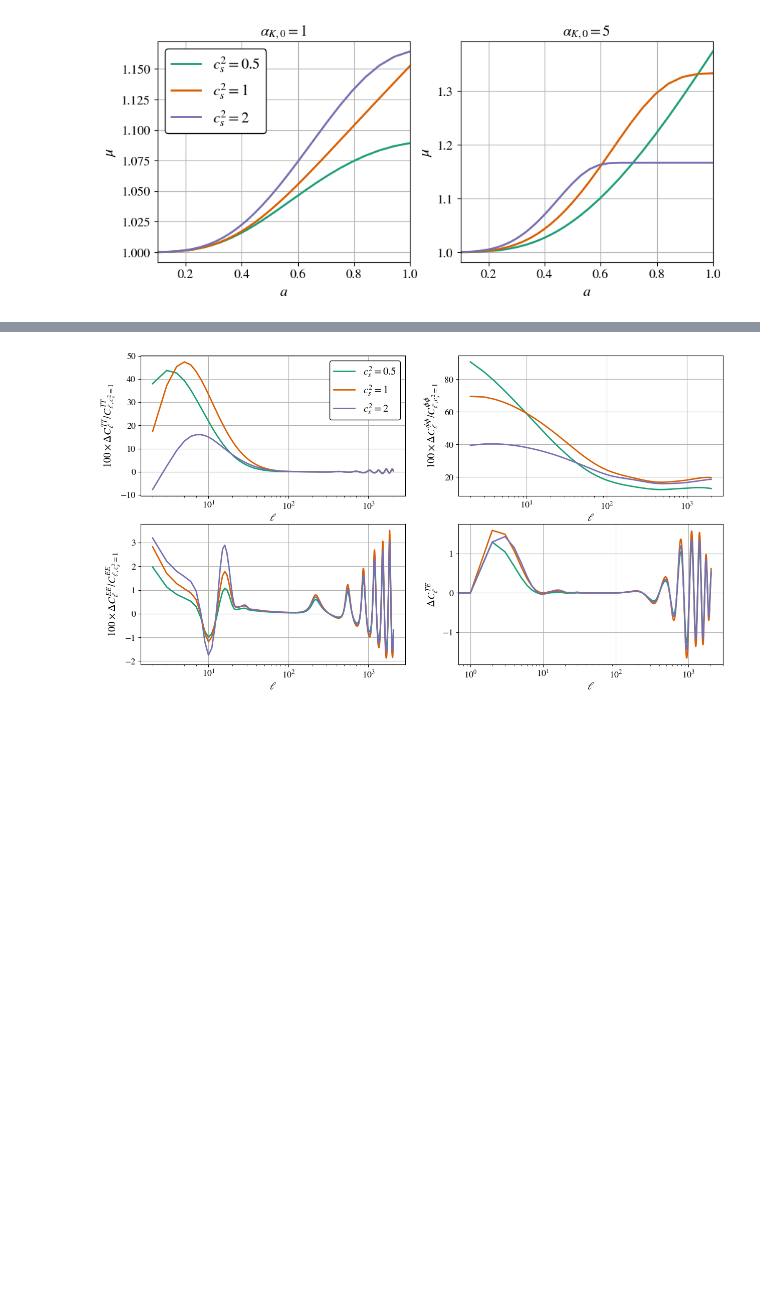
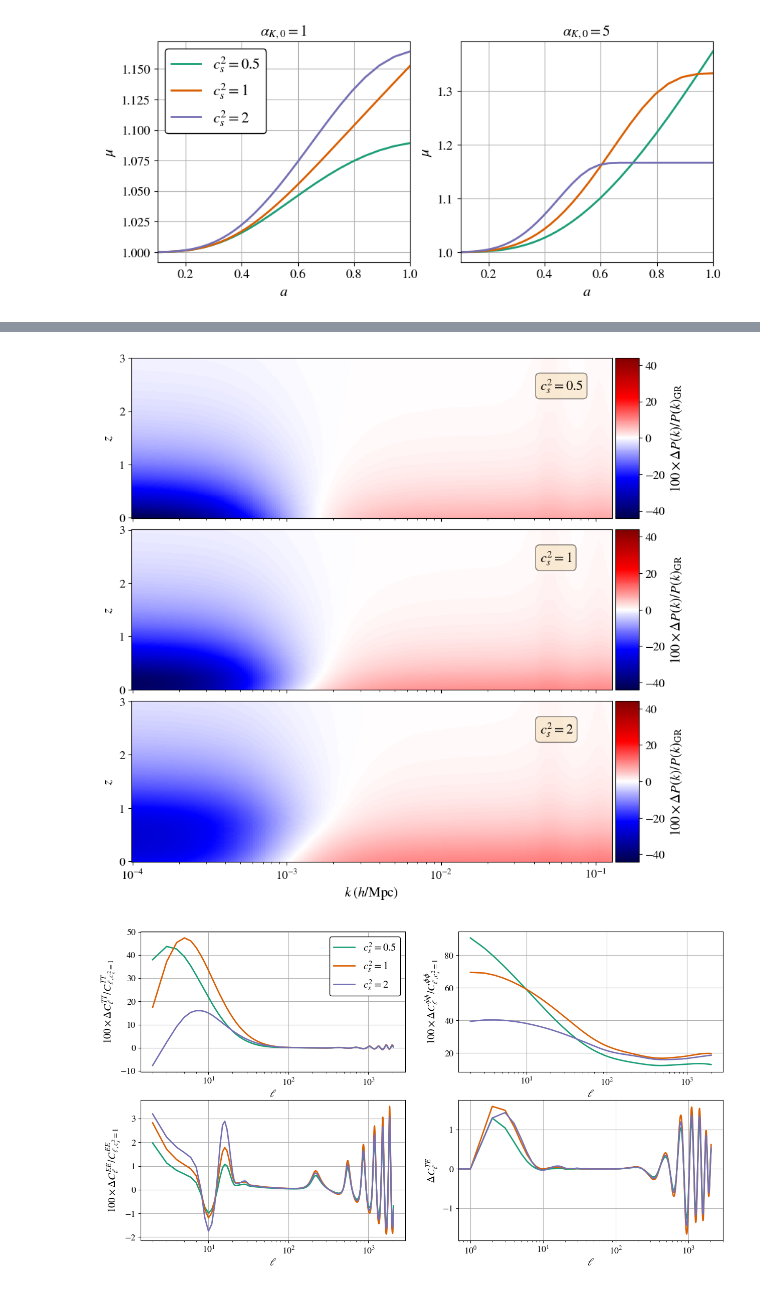
Before and after one commit to joaoreboucas1/cs2-project, a Jupyter notebook: analysis/cs2_impact_mg.ipynb, the cells around one changed output, grey strips where cells are left out. Saved outputs shown, nothing was run; the diff lists cells and outputs as text; code cells hidden in the pictures; blank space fills up the shorter version.

```diff
--- a/analysis/cs2_impact_mg.ipynb
+++ b/analysis/cs2_impact_mg.ipynb
@@ -148,3 +149,35 @@ plt.savefig("plots/cs2_impact_pk_mg.png", bbox_inches="tight")
+# %%
+# Plot P(k)
+from mpl_toolkits.axes_grid1 import make_axes_locatable
+from matplotlib.colors import Normalize
+
+# Precomputing min and max relative errors for unifying the colormaps in each axis
+fig, axs = plt.subplots(len(cases2), 1, sharex=True, sharey=True, figsize=(10, 10), gridspec_kw={"hspace": 0.07})
+scale = -np.inf
+for name, case in cases2.items():
+    relative_errors = 100*np.abs(case["P_lin"]/cases1["GR"]["P_lin"] - 1)
+    scale = max(scale, np.amax(relative_errors))
+
+norm = Normalize(vmin=-scale, vmax=scale)
+
+for i, (name, case) in enumerate(cases2.items()):
+    ax = axs[i]
+    relative_errors = 100*(case["P_lin"]/cases1["GR"]["P_lin"] - 1)
+    mesh = ax.pcolormesh(ks, redshifts, relative_errors, cmap="seismic", norm=norm)
+    ax.set_xscale('log')
+    divider = make_axes_locatable(ax)
+    cax = divider.append_axes('right', size='5%', pad=0.05)
+    fig.colorbar(mesh, cax=cax, orientation="vertical")
+    cax.set_ylabel(r"$100 \times \Delta P(k)/P(k)_\mathrm{GR}$", fontsize=15)
+    cax.tick_params(labelsize=13)
+    ax.set_ylabel(r"$z$", fontsize=15)
+    ax.text(0.85, 0.8, case["label"], transform=ax.transAxes, bbox={'boxstyle': 'round', 'facecolor': 'wheat', 'alpha': 0.5}, fontsize=15)
+
+for ax in axs: ax.tick_params(labelsize=13)
+axs[-1].set_xlabel(r"$k \; (h/\mathrm{Mpc})$", fontsize=15)
+plt.savefig("plots/cs2_impact_pk_mg_case2.png", bbox_inches="tight")
+# %% [output]
+[figure, added]
 # %%
 # Plot CMB
 fig, axs = plt.subplots(2, 2, figsize=(15, 8), gridspec_kw={'wspace': 0.2, 'hspace': 0.2})
```
Also changed, not shown: parts of 3 cells of this notebook, 1 other file.
